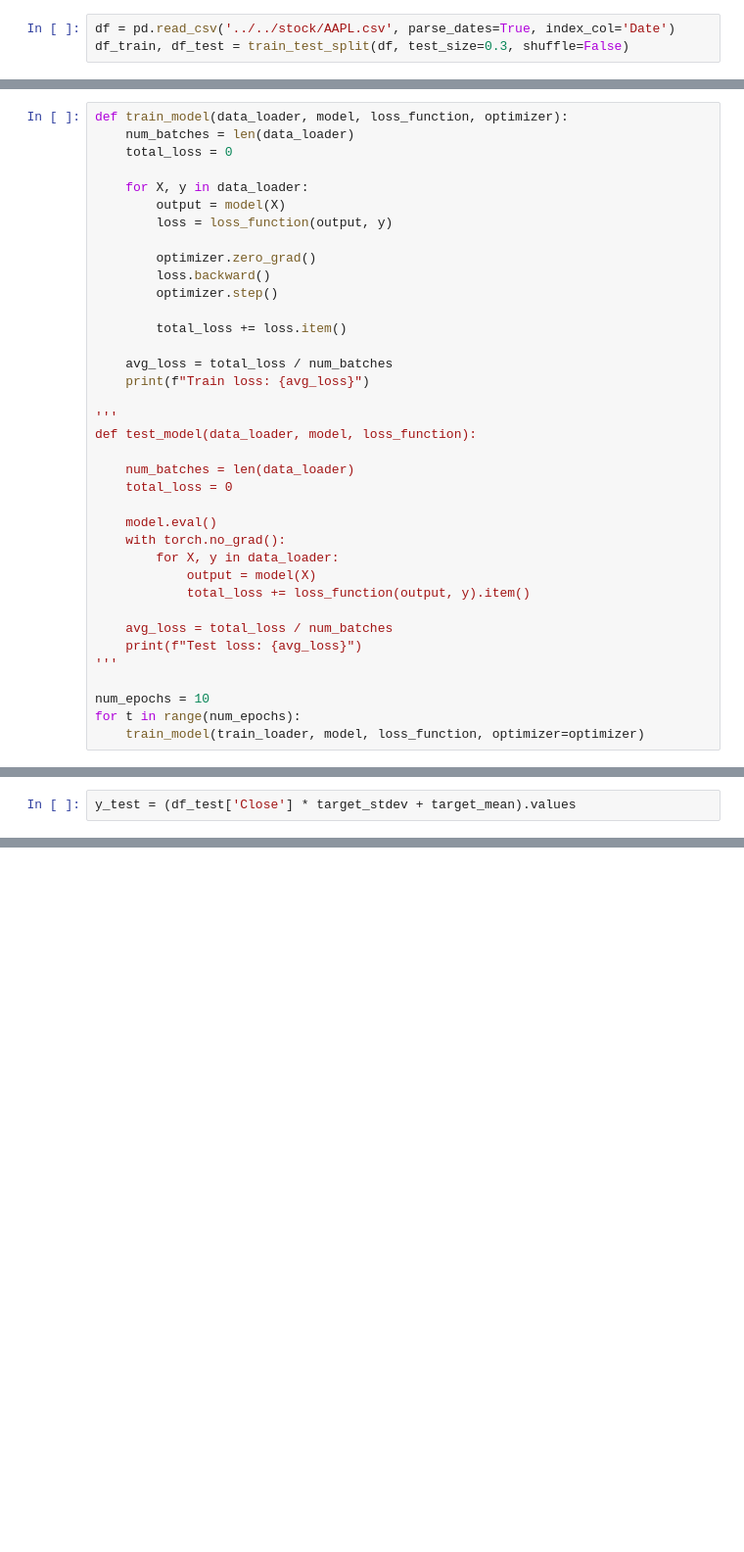
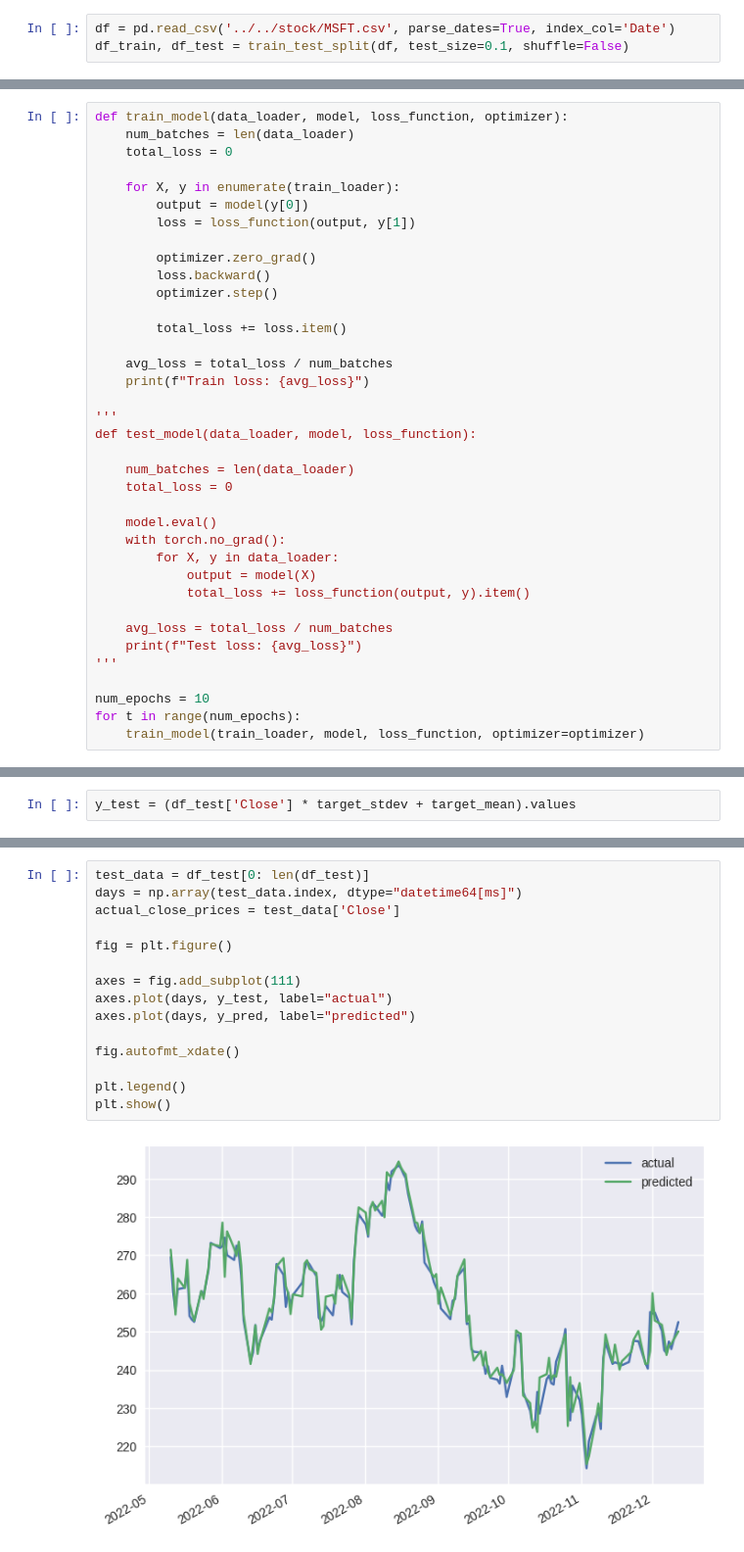
Before and after one commit to SilvioBaratto/stockpy, a Jupyter notebook: stockpy/neural_network/test.ipynb, the cells around one changed output, grey strips where cells are left out. Shown at 98% size. Drawn from its saved outputs; the diff is of its cells as text; blank space fills up the shorter version.

Commit message:
advanced in training application

```diff
--- a/stockpy/neural_network/test.ipynb
+++ b/stockpy/neural_network/test.ipynb
@@ -27,5 +29,5 @@ plt.style.use('seaborn')
 from pylab import rcParams
 plt.rcParams['figure.dpi'] = 100
 # %%
-df = pd.read_csv('../../stock/AAPL.csv', parse_dates=True, index_col='Date')
-df_train, df_test = train_test_split(df, test_size=0.3, shuffle=False)
+df = pd.read_csv('../../stock/MSFT.csv', parse_dates=True, index_col='Date')
+df_train, df_test = train_test_split(df, test_size=0.1, shuffle=False)
@@ -176,9 +237,9 @@ def train_model(data_loader, model, loss_function, optimizer):
     num_batches = len(data_loader)
     total_loss = 0
 
-    for X, y in data_loader:
-        output = model(X)
-        loss = loss_function(output, y)
+    for X, y in enumerate(train_loader):
+        output = model(y[0])
+        loss = loss_function(output, y[1])
 
         optimizer.zero_grad()
         loss.backward()
@@ -246,3 +300,20 @@ plt.show()
+# %%
+test_data = df_test[0: len(df_test)]
+days = np.array(test_data.index, dtype="datetime64[ms]")
+actual_close_prices = test_data['Close']
+
+fig = plt.figure()
+
+axes = fig.add_subplot(111)
+axes.plot(days, y_test, label="actual")
+axes.plot(days, y_pred, label="predicted")
+
+fig.autofmt_xdate()
+
+plt.legend()
+plt.show()
+# %% [output]
+[figure, added]
 # %%
 testScore = math.sqrt(mean_squared_error(y_test, y_pred))
 print('Test Score: %.2f RMSE' % (testScore))
```
Also changed, not shown: parts of 13 cells of this notebook, 21 other files.
